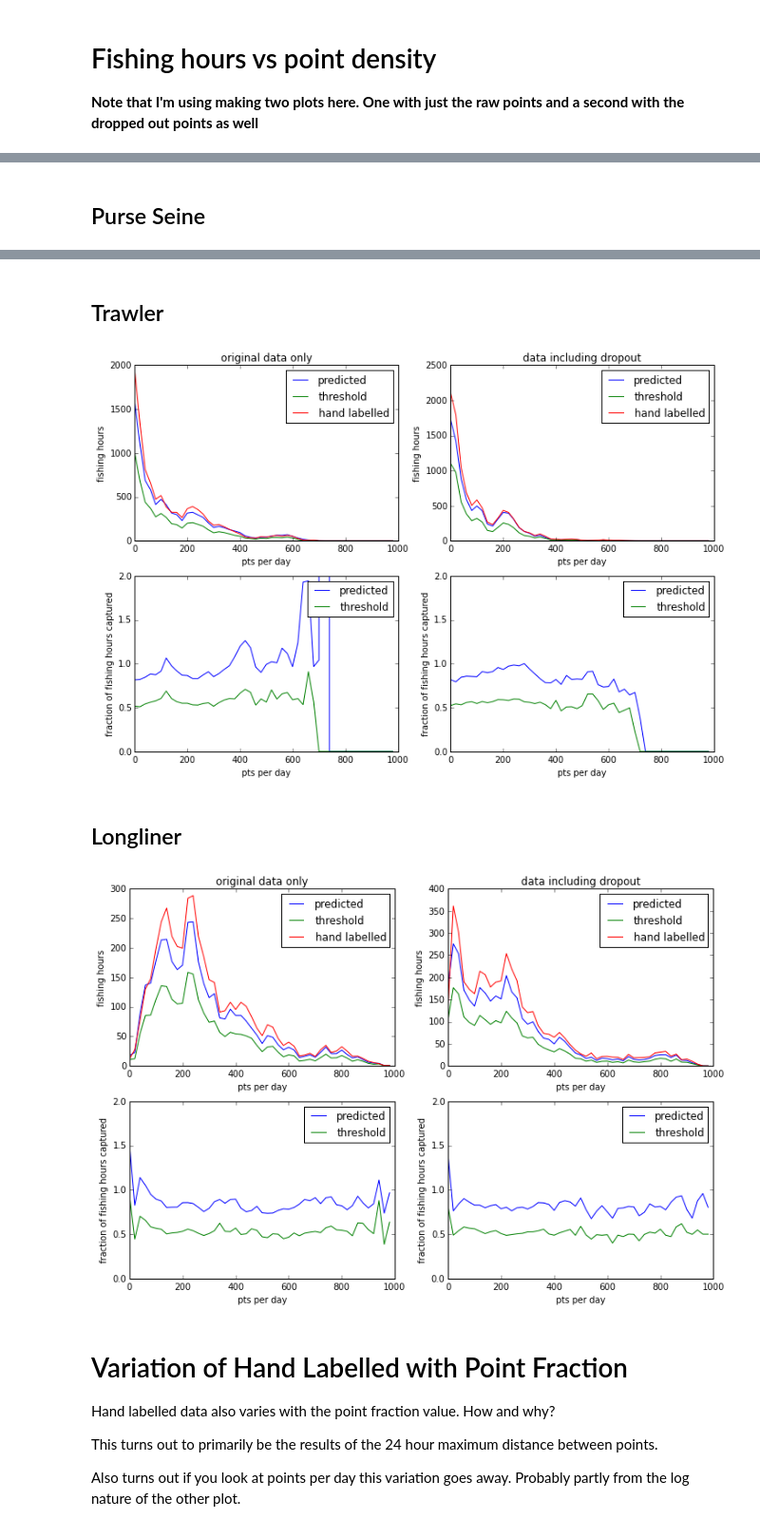
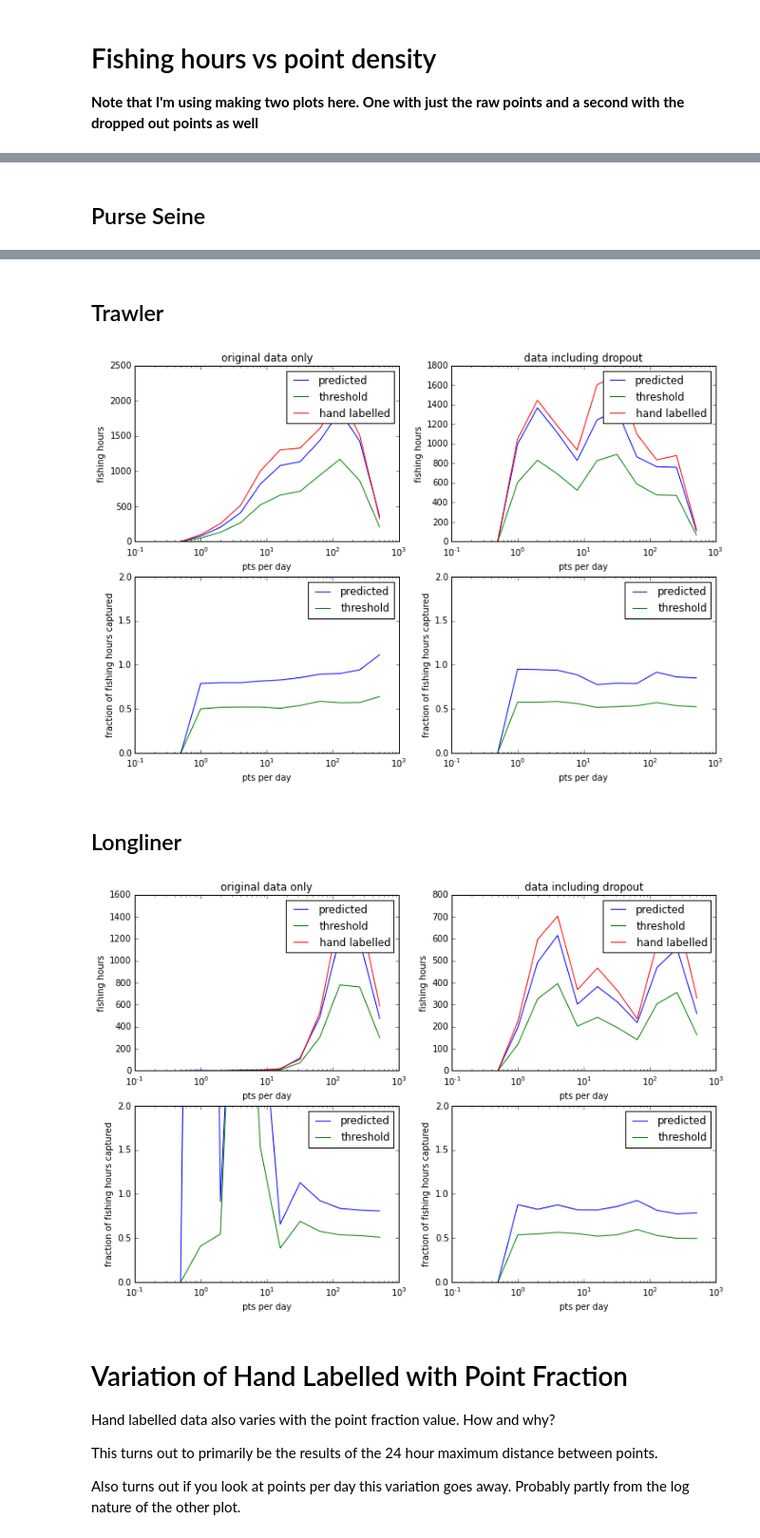
Before and after one commit to marketler/GFW_vessel_scoring, a Jupyter notebook: notebooks/Model-Sensitivity-to-AIS-Degradation.ipynb, the cells around one changed output, grey strips where cells are left out. Shown: that part at 95% size. Saved outputs shown, nothing was run; the diff lists cells and outputs as text; code cells hidden in the pictures.

Commit message:
Improve fishing hours versus pts_per_day plot

```diff
--- a/notebooks/Model-Sensitivity-to-AIS-Degradation.ipynb
+++ b/notebooks/Model-Sensitivity-to-AIS-Degradation.ipynb
@@ -331,16 +331,19 @@ Longliner
 **Note that I'm using making two plots here. One with just the raw points and
 a second with the dropped out points as well**
 # %%
-def combine_dopouts(predictions):
+def combine_dopouts(predictions, scales=None):
     nominal = []
     predicted = []
     counts = []
     td_chunks = []
-    for name, td, raw, pred, actual in predictions:
-        nominal.extend(td['classification'])
-        predicted.extend(raw)
-        counts.extend(td['measure_count_86400'])
-        td_chunks.append(td)
+    if scales is None:
+        scales = [1] * len(predictions)
+    for (name, td, raw, pred, actual), scl in zip(predictions, scales):
+        for _ in range(scl):
+            nominal.extend(td['classification'])
+            predicted.extend(raw)
+            counts.extend(td['measure_count_86400'])
+            td_chunks.append(td)
     return np.array(nominal), np.array(predicted), np.array(counts), np.concatenate(td_chunks)
 
 
@@ -415,20 +418,23 @@ for gear, ylim in [('purse_seine', 20), ('trawler', 2), ('longliner', 2)]:
 
     name, td, raw, preds, actual = predictions[gear][0]
 
-    plt.figure(figsize=(12,8))
 
     counts = td['measure_count_86400']
 
-    _, total_raw, total_counts, total_td = combine_dopouts(predictions[gear])
+    # Suplement the predictions with predictions from data where 90% and 99% of the data has been droppped.
+    # Repeat the dropped out data by 10 or 100 times so that the total number of data points in each sample
+    # is similar.
+    _, total_raw, total_counts, total_td = combine_dopouts(predictions[gear], [1, 0, 0, 10, 0, 0, 100])
 
     def bin_data(counts, raw, td):
         bin_starts = []
         predicted_fp = []
         nominal_fp = []
         threshold_fp = []
-        for i in range(50):
-            start = i * 20
-            stop = (i + 1) * 20
+
+        for i in range(-1, 10):
+            start = 2 ** i
+            stop = 2 ** (i + 1)
             mask = (counts >= start) & (counts < stop)
             bin_starts.append(start)
             predicted, threshold, nominal = _fishing_hours_per_mmsi(
@@ -442,23 +448,27 @@ for gear, ylim in [('purse_seine', 20), ('trawler', 2), ('longliner', 2)]:
 
     bin_starts, predicted_fp, nominal_fp, threshold_fp = bin_data(counts, raw, td)
 
+    plt.figure(figsize=(12,8))
+
     plt.subplot(221)
     plt.plot(bin_starts, predicted_fp, label="predicted")
     plt.plot(bin_starts, threshold_fp, label="threshold")
     plt.plot(bin_starts, nominal_fp, label="hand labelled")
+    plt.xscale("log")
     plt.xlabel('pts per day')
     plt.ylabel('fishing hours')
     plt.title('original data only')
     plt.legend(loc=1)
-    plt.xlim(0,1000)
+    plt.xlim(0.1,1000)
 
     plt.subplot(223)
     plt.plot(bin_starts, predicted_fp / (nominal_fp + 1e-6), label="predicted")
     plt.plot(bin_starts, threshold_fp / (nominal_fp + 1e-6), label="threshold")
+    plt.xscale("log")
     plt.xlabel('pts per day')
     plt.ylabel('fraction of fishing hours captured')
     plt.legend(loc=1)
-    plt.xlim(0,1000)
+    plt.xlim(0.1,1000)
     plt.ylim(0, ylim)
 
     bin_starts, predicted_fp, nominal_fp, threshold_fp = bin_data(
@@ -468,19 +478,21 @@ for gear, ylim in [('purse_seine', 20), ('trawler', 2), ('longliner', 2)]:
     plt.plot(bin_starts, predicted_fp, label="predicted")
     plt.plot(bin_starts, threshold_fp, label="threshold")
     plt.plot(bin_starts, nominal_fp, label="hand labelled")
+    plt.xscale("log")
     plt.xlabel('pts per day')
     plt.ylabel('fishing hours')
     plt.title('data including dropout')
     plt.legend(loc=1)
-    plt.xlim(0,1000)
+    plt.xlim(0.1,1000)
 
     plt.subplot(224)
     plt.plot(bin_starts, predicted_fp / (nominal_fp + 1e-6), label="predicted")
     plt.plot(bin_starts, threshold_fp / (nominal_fp + 1e-6), label="threshold")
+    plt.xscale("log")
     plt.xlabel('pts per day')
     plt.ylabel('fraction of fishing hours captured')
     plt.legend(loc=1)
-    plt.xlim(0,1000)
+    plt.xlim(0.1,1000)
     plt.ylim(0, ylim)
 
     plt.show()
@@ -490,7 +502,7 @@ Purse Seine
 Trawler
-[figure, old version]
+[figure, new version]
 Longliner
-[figure, old version]
+[figure, new version]
 # %% [markdown]
 # Variation of Hand Labelled with Point Fraction
 
```
Also changed, not shown: parts of 2 cells of this notebook.
